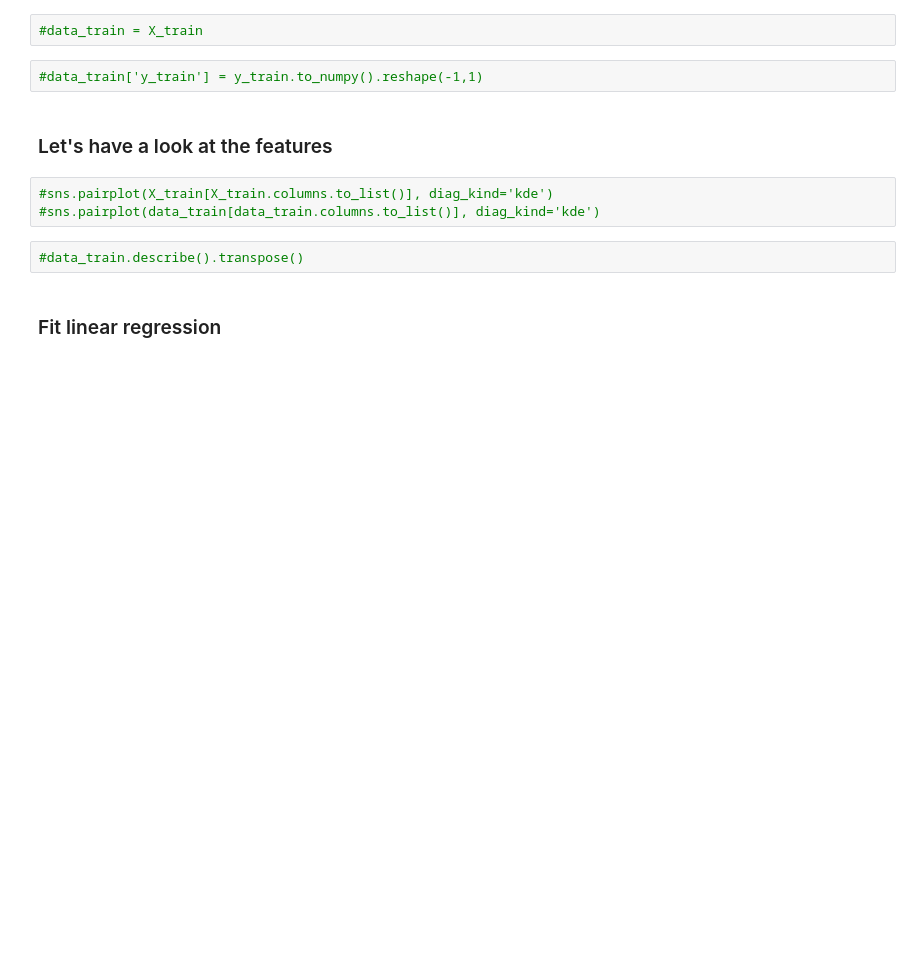
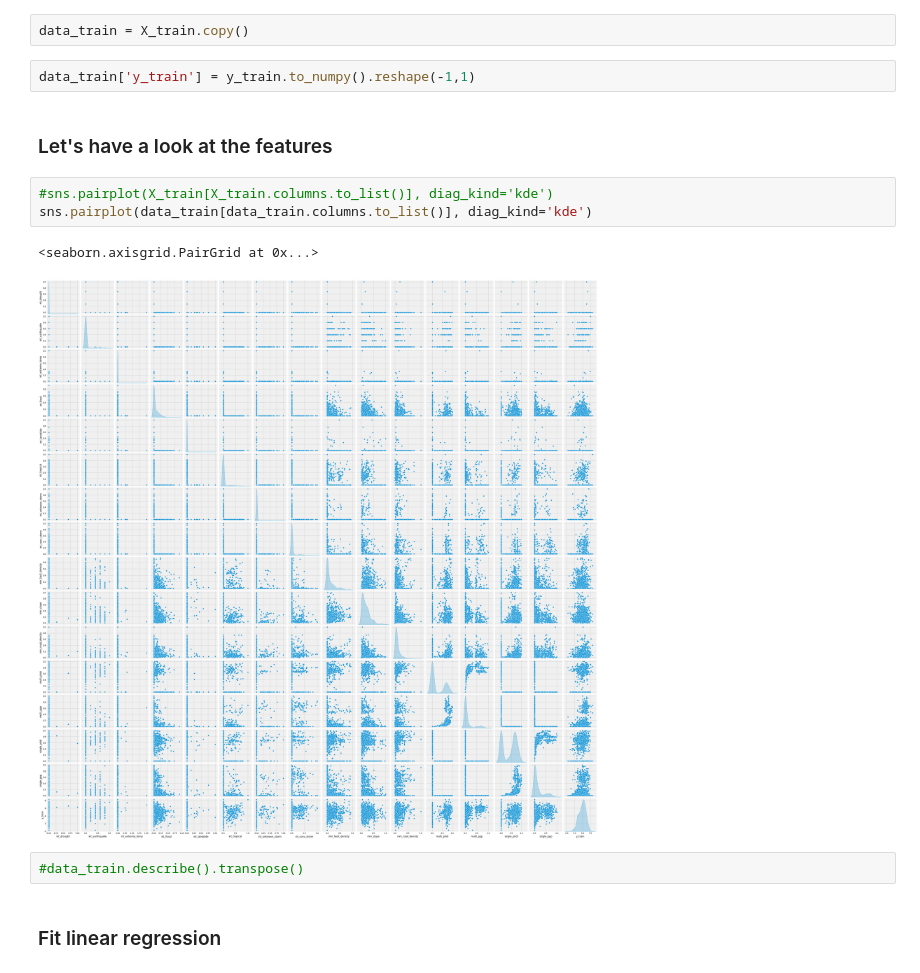
Before and after one commit to RuoyingDai/Thesis_Multi_hazard, a Jupyter notebook: main/nn_multiple_models.ipynb, the cells around one changed output. Drawn from its saved outputs; the diff is of its cells as text; blank space fills up the shorter version.

Commit message:
Add some plots

```diff
--- a/main/nn_multiple_models.ipynb
+++ b/main/nn_multiple_models.ipynb
@@ -68,14 +68,17 @@ y = df['ln10_Total_Damage']
 X_train, X_test, y_train, y_test = train_test_split(X, y,
                                                     test_size=0.2, random_state = 4)
 # %%
-#data_train = X_train
+data_train = X_train.copy()
 # %%
-#data_train['y_train'] = y_train.to_numpy().reshape(-1,1)
+data_train['y_train'] = y_train.to_numpy().reshape(-1,1)
 # %% [markdown]
 ### Let's have a look at the features
 # %%
 #sns.pairplot(X_train[X_train.columns.to_list()], diag_kind='kde')
-#sns.pairplot(data_train[data_train.columns.to_list()], diag_kind='kde')
+sns.pairplot(data_train[data_train.columns.to_list()], diag_kind='kde')
+# %% [output]
+<seaborn.axisgrid.PairGrid at 0x...>
+[figure, added]
 # %%
 #data_train.describe().transpose()
 # %% [markdown]
```
